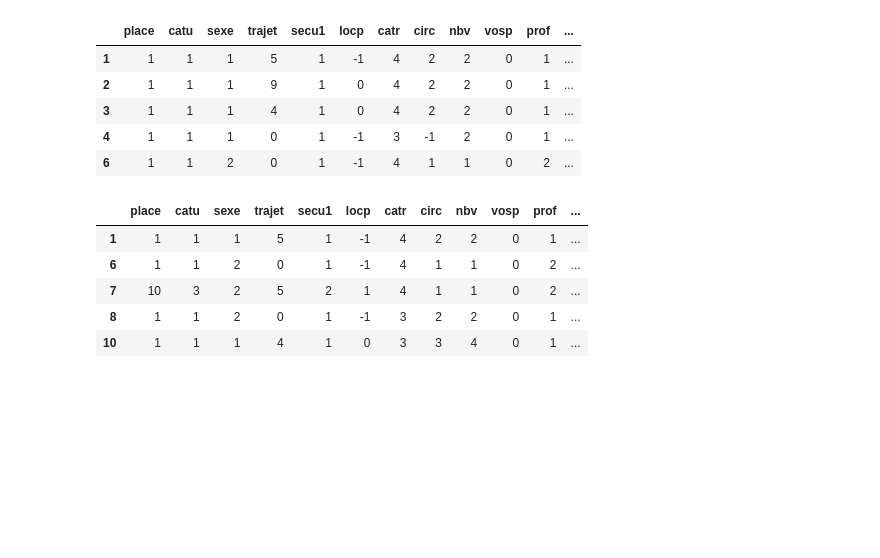
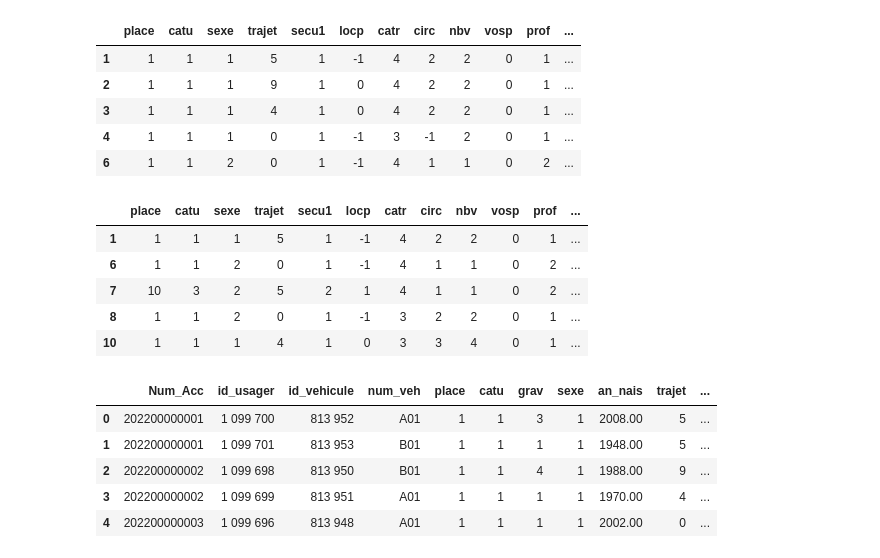
Before and after one commit to Nujadn/accident_route, a Jupyter notebook: Mohand_Sarah_Thierry_modelisation_.ipynb, the cells around one changed output. Cells and saved outputs as stored; diff of their text form; code cells hidden in the pictures; blank space fills up the shorter version.

```diff
--- a/Mohand_Sarah_Thierry_modelisation_.ipynb
+++ b/Mohand_Sarah_Thierry_modelisation_.ipynb
@@ -554,3 +562,13 @@ df_mismatch.head()
 | 7 | 10 | 3 | 2 | 5 | 2 | 1 | 4 | 1 | 1 | 0 | 2 | ... |
 | 8 | 1 | 1 | 2 | 0 | 1 | -1 | 3 | 2 | 2 | 0 | 1 | ... |
 | 10 | 1 | 1 | 1 | 4 | 1 | 0 | 3 | 3 | 4 | 0 | 1 | ... |
+# %%
+df_bis = pd.read_csv("dataset/dataset_analyse.csv")
+df_bis.head()
+# %% [output]
+|  | Num_Acc | id_usager | id_vehicule | num_veh | place | catu | grav | sexe | an_nais | trajet | ... |
+| 0 | 202200000001 | 1 099 700 | 813 952 | A01 | 1 | 1 | 3 | 1 | 2008.00 | 5 | ... |
+| 1 | 202200000001 | 1 099 701 | 813 953 | B01 | 1 | 1 | 1 | 1 | 1948.00 | 5 | ... |
+| 2 | 202200000002 | 1 099 698 | 813 950 | B01 | 1 | 1 | 4 | 1 | 1988.00 | 9 | ... |
+| 3 | 202200000002 | 1 099 699 | 813 951 | A01 | 1 | 1 | 1 | 1 | 1970.00 | 4 | ... |
+| 4 | 202200000003 | 1 099 696 | 813 948 | A01 | 1 | 1 | 1 | 1 | 2002.00 | 0 | ... |
```
Also changed, not shown: parts of 8 cells of this notebook, 2 other files.
